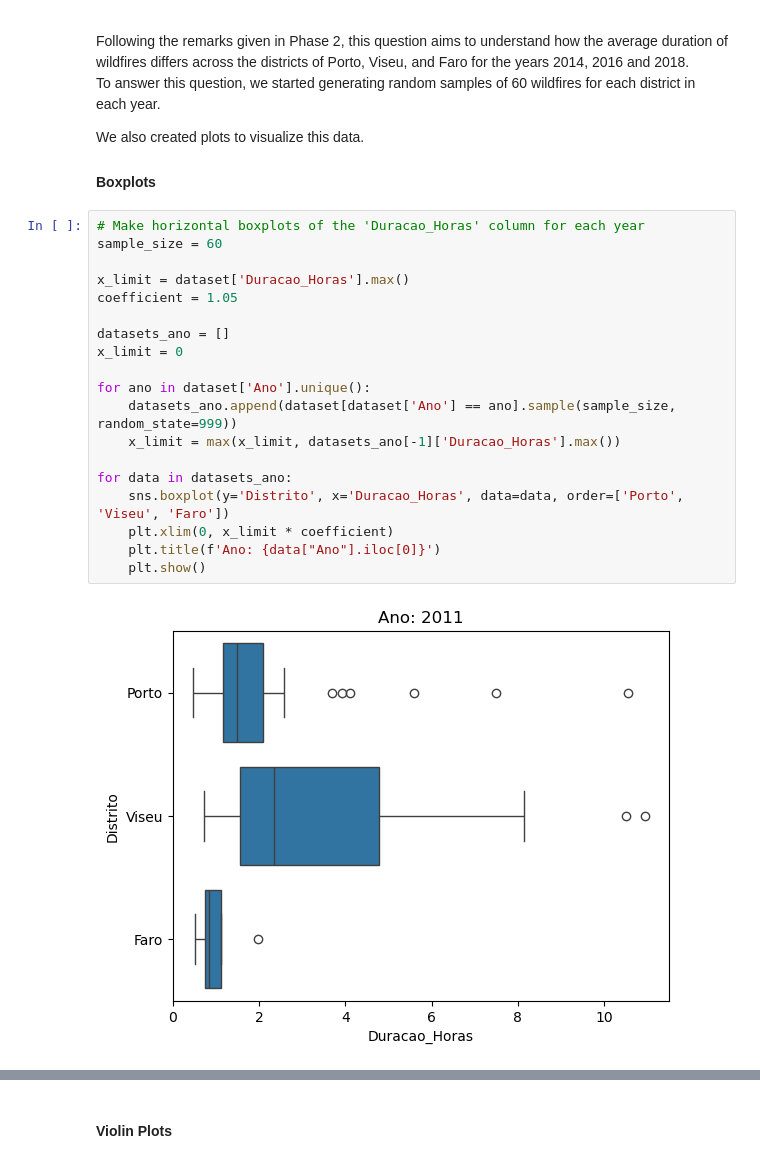
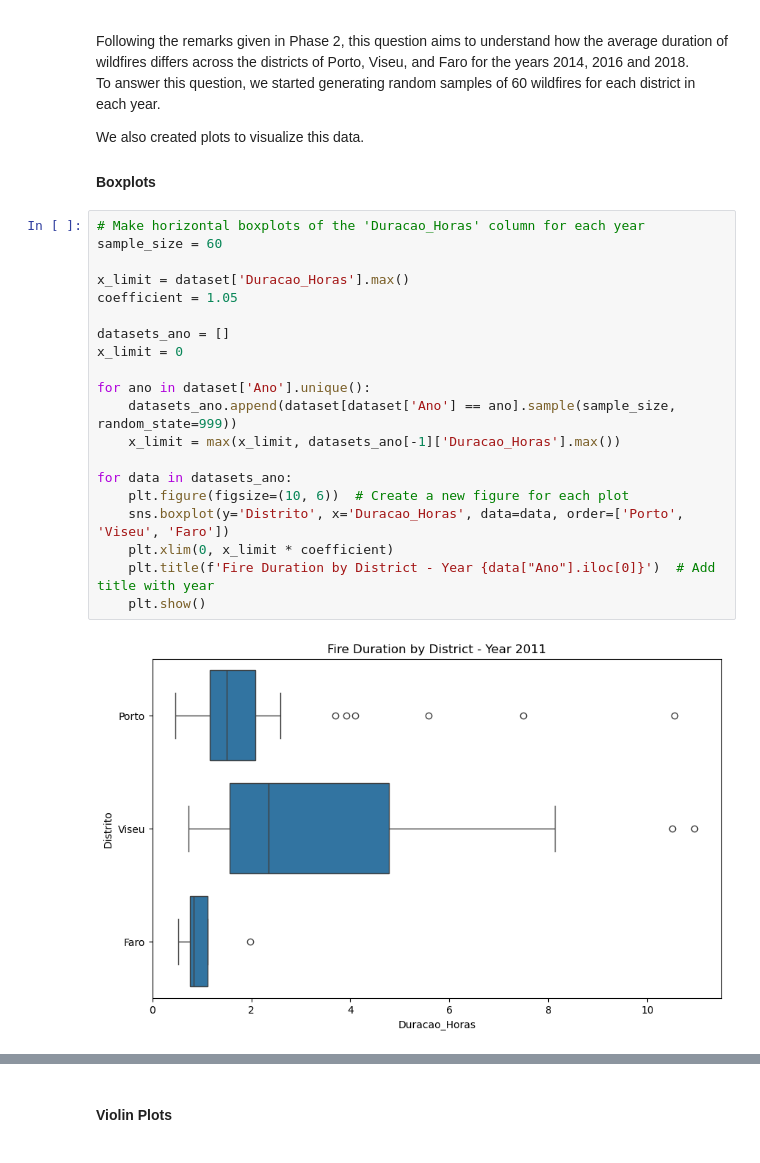
Before and after one commit to brunomfernandes45/fced_stats_project, a Jupyter notebook: phase3_inference.ipynb, the cells around one changed output, grey strips where cells are left out. Drawn from its saved outputs; the diff is of its cells as text.

Commit message:
Last updates - phase 3 (missing titles in plots)

```diff
--- a/phase3_inference.ipynb
+++ b/phase3_inference.ipynb
@@ -85,21 +85,22 @@ We also created plots to visualize this data.
 # %%
 # Make horizontal boxplots of the 'Duracao_Horas' column for each year
 sample_size = 60
 
 x_limit = dataset['Duracao_Horas'].max()
 coefficient = 1.05
 
 datasets_ano = []
 x_limit = 0
 
 for ano in dataset['Ano'].unique():
     datasets_ano.append(dataset[dataset['Ano'] == ano].sample(sample_size, random_state=999))
     x_limit = max(x_limit, datasets_ano[-1]['Duracao_Horas'].max())
 
 for data in datasets_ano:
+    plt.figure(figsize=(10, 6))  # Create a new figure for each plot
     sns.boxplot(y='Distrito', x='Duracao_Horas', data=data, order=['Porto', 'Viseu', 'Faro'])
     plt.xlim(0, x_limit * coefficient)
-    plt.title(f'Ano: {data["Ano"].iloc[0]}')
+    plt.title(f'Fire Duration by District - Year {data["Ano"].iloc[0]}')  # Add title with year
     plt.show()
 # %% [output]
-[figure, old version]
+[figure, new version]
```
Also changed, not shown: parts of 2 cells of this notebook.
